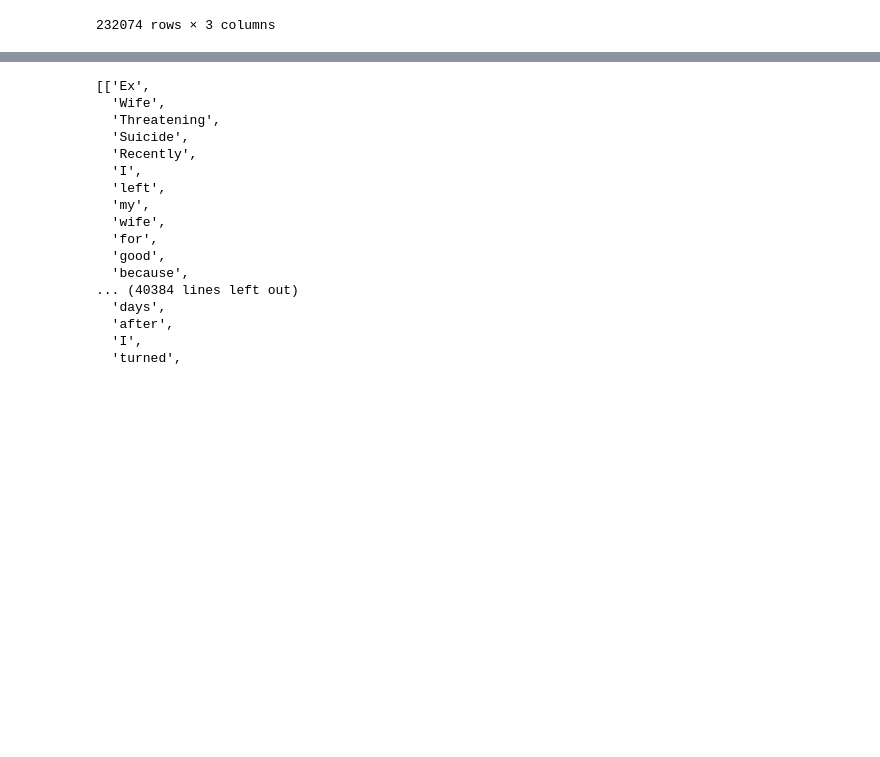
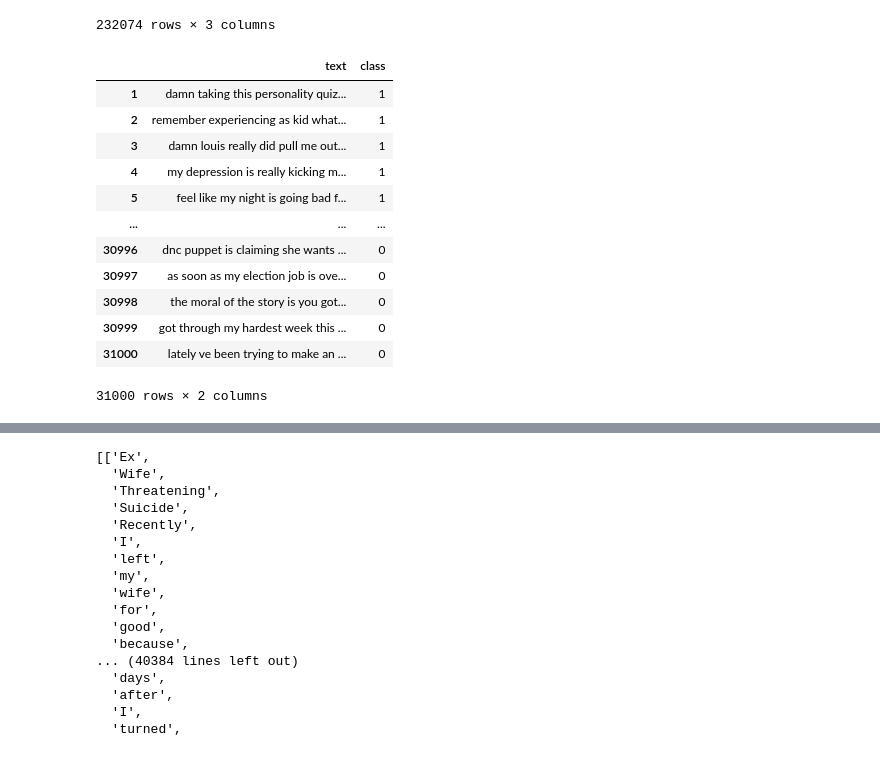
Before and after one commit to sgit0002/YMseekA, a Jupyter notebook: Iteration-3/final.ipynb, the cells around one changed output, grey strips where cells are left out. Cells and saved outputs as stored; diff of their text form; code cells hidden in the pictures; blank space fills up the shorter version.

```diff
--- a/Iteration-3/final.ipynb
+++ b/Iteration-3/final.ipynb
@@ -23,0 +27,21 @@ df
+# %%
+# Read depression dataset
+df_dep = pd.read_csv('depressiontrain.csv', encoding="utf-8", names=["text", "class"])
+# %%
+# get rid of first row
+df_dep = df_dep.iloc[1:, :]
+df_dep
+# %% [output]
+|  | text | class |
+| 1 | damn taking this personality quiz... | 1 |
+| 2 | remember experiencing as kid what... | 1 |
+| 3 | damn louis really did pull me out... | 1 |
+| 4 | my depression is really kicking m... | 1 |
+| 5 | feel like my night is going bad f... | 1 |
+| ... | ... | ... |
+| 30996 | dnc puppet is claiming she wants ... | 0 |
+| 30997 | as soon as my election job is ove... | 0 |
+| 30998 | the moral of the story is you got... | 0 |
+| 30999 | got through my hardest week this ... | 0 |
+| 31000 | lately ve been trying to make an ... | 0 |
+31000 rows × 2 columns
```
Also changed, not shown: parts of 45 cells of this notebook, 1 other file.
